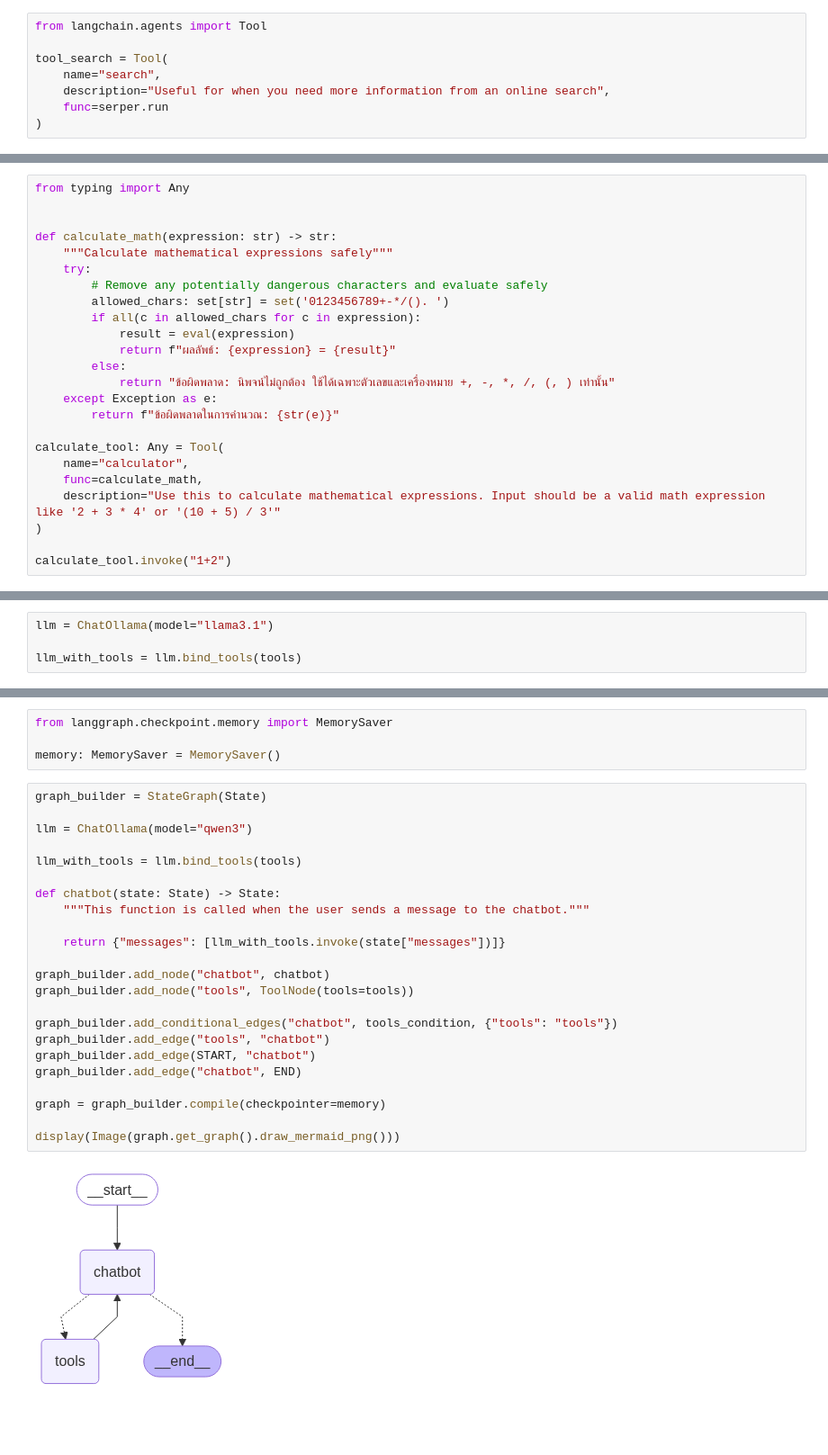
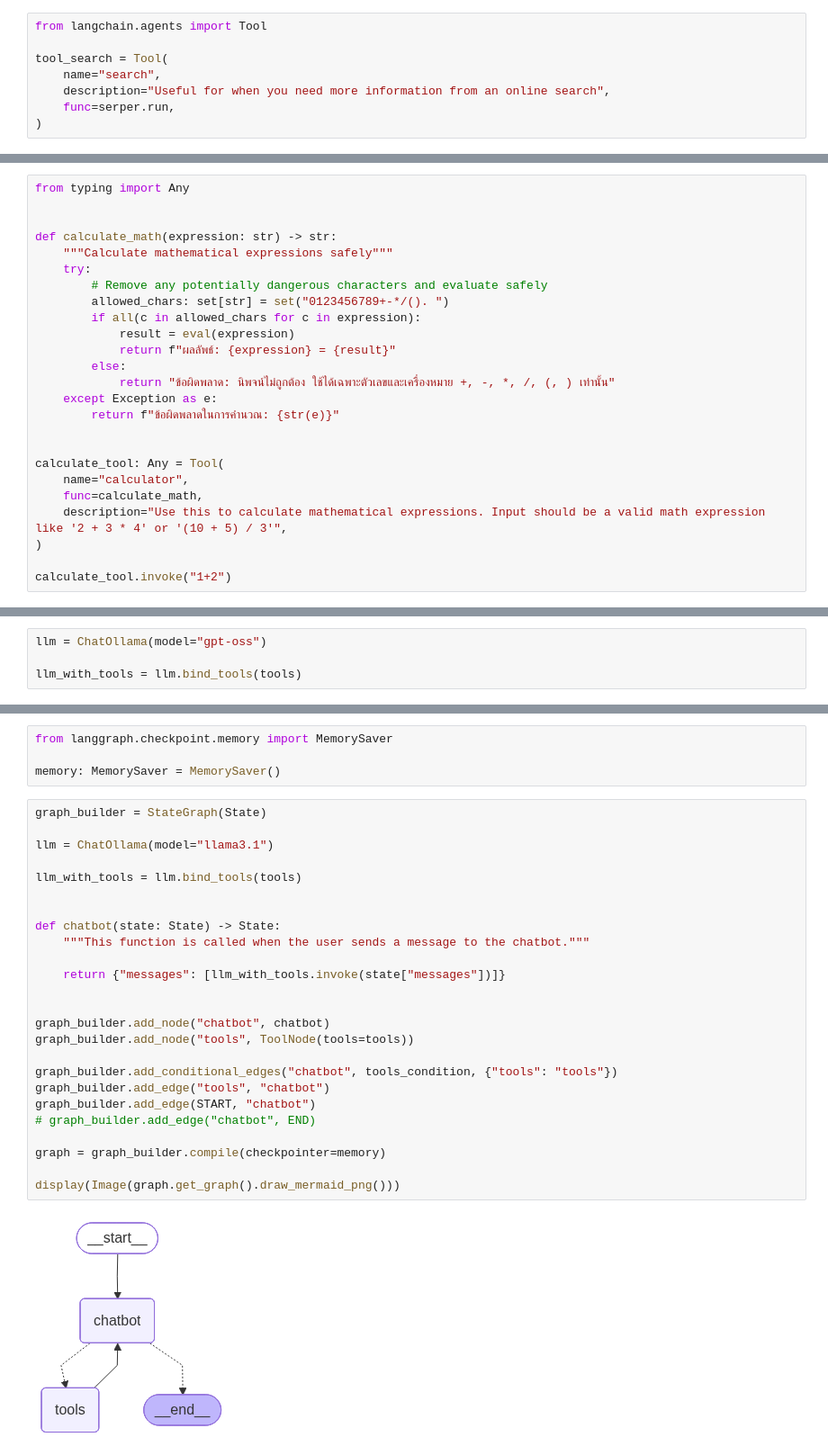
Before and after one commit to luecha-work/agentic_ai_engineer_course, a Jupyter notebook: 4_langgraph/lab2_2.ipynb, the cells around one changed output, grey strips where cells are left out. Shown: that part at 90% size. Drawn from its saved outputs; the diff is of its cells as text; blank space fills up the shorter version.

```diff
--- a/4_langgraph/lab2_2.ipynb
+++ b/4_langgraph/lab2_2.ipynb
@@ -33,7 +32,7 @@ from langchain.agents import Tool
 tool_search = Tool(
     name="search",
     description="Useful for when you need more information from an online search",
-    func=serper.run
+    func=serper.run,
 )
 # %%
 # tool_search.invoke("What is the capital of France?")
@@ -45,7 +44,7 @@ def calculate_math(expression: str) -> str:
     """Calculate mathematical expressions safely"""
     try:
         # Remove any potentially dangerous characters and evaluate safely
-        allowed_chars: set[str] = set('0123456789+-*/(). ')
+        allowed_chars: set[str] = set("0123456789+-*/(). ")
         if all(c in allowed_chars for c in expression):
             result = eval(expression)
             return f"ผลลัพธ์: {expression} = {result}"
@@ -54,10 +53,11 @@ def calculate_math(expression: str) -> str:
     except Exception as e:
         return f"ข้อผิดพลาดในการคำนวณ: {str(e)}"
 
+
 calculate_tool: Any = Tool(
     name="calculator",
     func=calculate_math,
-    description="Use this to calculate mathematical expressions. Input should be a valid math expression like '2 + 3 * 4' or '(10 + 5) / 3'"
+    description="Use this to calculate mathematical expressions. Input should be a valid math expression like '2 + 3 * 4' or '(10 + 5) / 3'",
 )
 
 calculate_tool.invoke("1+2")
@@ -77,7 +77,7 @@ class State(TypedDict):
 # %%
 graph_builder = StateGraph(State)
 # %%
-llm = ChatOllama(model="llama3.1")
+llm = ChatOllama(model="gpt-oss")
 
 llm_with_tools = llm.bind_tools(tools)
 # %% [markdown]
@@ -162,28 +167,30 @@ memory: MemorySaver = MemorySaver()
 # %%
 graph_builder = StateGraph(State)
 
-llm = ChatOllama(model="qwen3")
+llm = ChatOllama(model="llama3.1")
 
 llm_with_tools = llm.bind_tools(tools)
+
 
 def chatbot(state: State) -> State:
     """This function is called when the user sends a message to the chatbot."""
 
     return {"messages": [llm_with_tools.invoke(state["messages"])]}
+
 
 graph_builder.add_node("chatbot", chatbot)
 graph_builder.add_node("tools", ToolNode(tools=tools))
 
 graph_builder.add_conditional_edges("chatbot", tools_condition, {"tools": "tools"})
 graph_builder.add_edge("tools", "chatbot")
 graph_builder.add_edge(START, "chatbot")
-graph_builder.add_edge("chatbot", END)
+# graph_builder.add_edge("chatbot", END)
 
 graph = graph_builder.compile(checkpointer=memory)
 
 display(Image(graph.get_graph().draw_mermaid_png()))
 # %% [output]
-[figure, old version]
+[figure, new version]
 # %%
 config = {"configurable": {"thread_id": "222"}}
 
```
Also changed, not shown: parts of 9 cells of this notebook, 4 other files.
